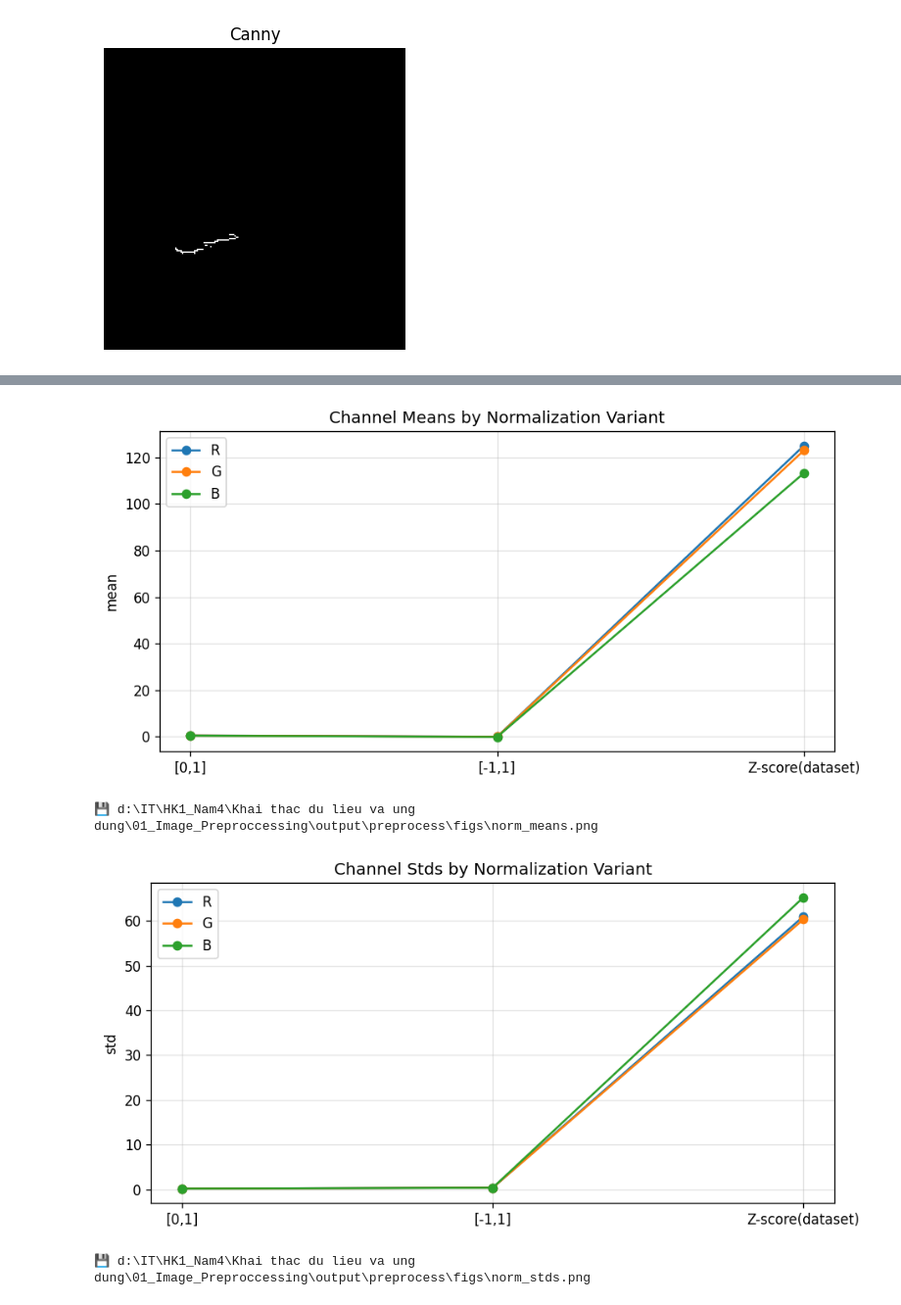
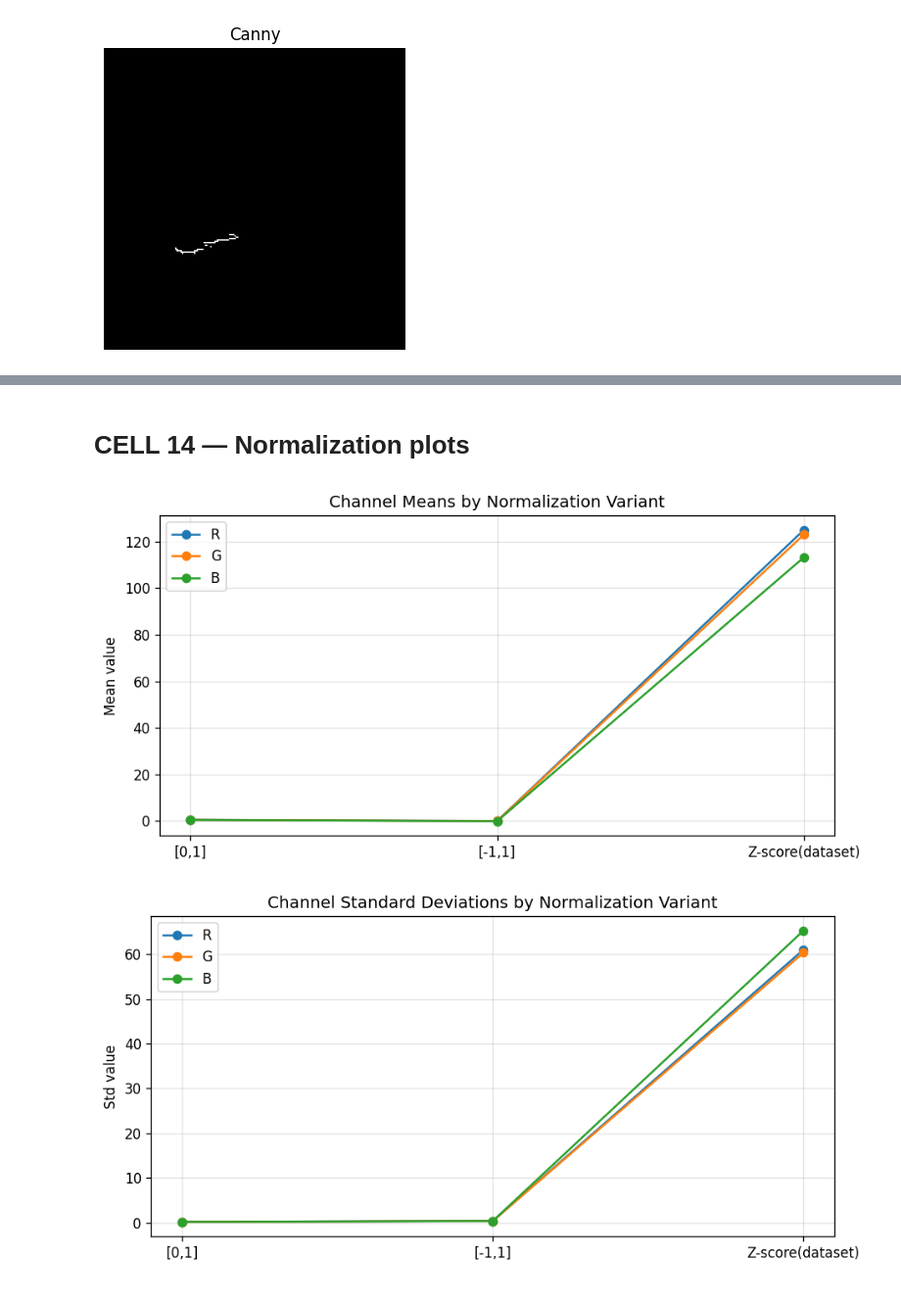
Before and after one commit to vanh1012/Lab-01---Data-preprocessing, a Jupyter notebook: notebooks/01_image_preproccessing.ipynb, the cells around one changed output, grey strips where cells are left out. Shown at 98% size. Saved outputs shown, nothing was run; the diff lists cells and outputs as text; code cells hidden in the pictures.

```diff
--- a/notebooks/01_image_preproccessing.ipynb
+++ b/notebooks/01_image_preproccessing.ipynb
@@ -456,30 +570,32 @@ for sz in sorted(df_qual["size"].unique()):
+# %% [markdown]
+# CELL 14 — Normalization plots
 # %%
-# CELL 14 — Normalization plots
-norm_path = OUT_PREP / "normalization_stats.csv"
-dfn = pd.read_csv(norm_path)
+dfn = df_norm  # dùng trực tiếp biến có sẵn
 
 # Mean per channel
 plt.figure(figsize=(8,4))
 x = range(len(dfn["variant"]))
 plt.plot(x, dfn["mean_R"], marker="o", label="R")
 plt.plot(x, dfn["mean_G"], marker="o", label="G")
 plt.plot(x, dfn["mean_B"], marker="o", label="B")
 plt.xticks(x, dfn["variant"])
 plt.title("Channel Means by Normalization Variant")
-plt.ylabel("mean"); plt.legend(); plt.tight_layout()
-out = FIG_DIR / "norm_means.png"; plt.savefig(out, bbox_inches="tight"); plt.show(); print("💾", out)
+plt.ylabel("Mean value")
+plt.legend()
+plt.tight_layout()
+plt.show()
 
 # Std per channel
 plt.figure(figsize=(8,4))
 plt.plot(x, dfn["std_R"], marker="o", label="R")
 plt.plot(x, dfn["std_G"], marker="o", label="G")
 plt.plot(x, dfn["std_B"], marker="o", label="B")
 plt.xticks(x, dfn["variant"])
-plt.title("Channel Stds by Normalization Variant")
-plt.ylabel("std"); plt.legend(); plt.tight_layout()
-out = FIG_DIR / "norm_stds.png"; plt.savefig(out, bbox_inches="tight"); plt.show(); print("💾", out)
+plt.title("Channel Standard Deviations by Normalization Variant")
+plt.ylabel("Std value")
+plt.legend()
+plt.tight_layout()
+plt.show()
 # %% [output]
-[figure, old version]
+[figure, new version]
-💾 d:\IT\HK1_Nam4\Khai thac du lieu va ung dung\01_Image_Preproccessing\output\preprocess\figs\norm_means.png
-[figure, old version]
+[figure, new version]
-💾 d:\IT\HK1_Nam4\Khai thac du lieu va ung dung\01_Image_Preproccessing\output\preprocess\figs\norm_stds.png
```
Also changed, not shown: parts of 33 cells of this notebook.
